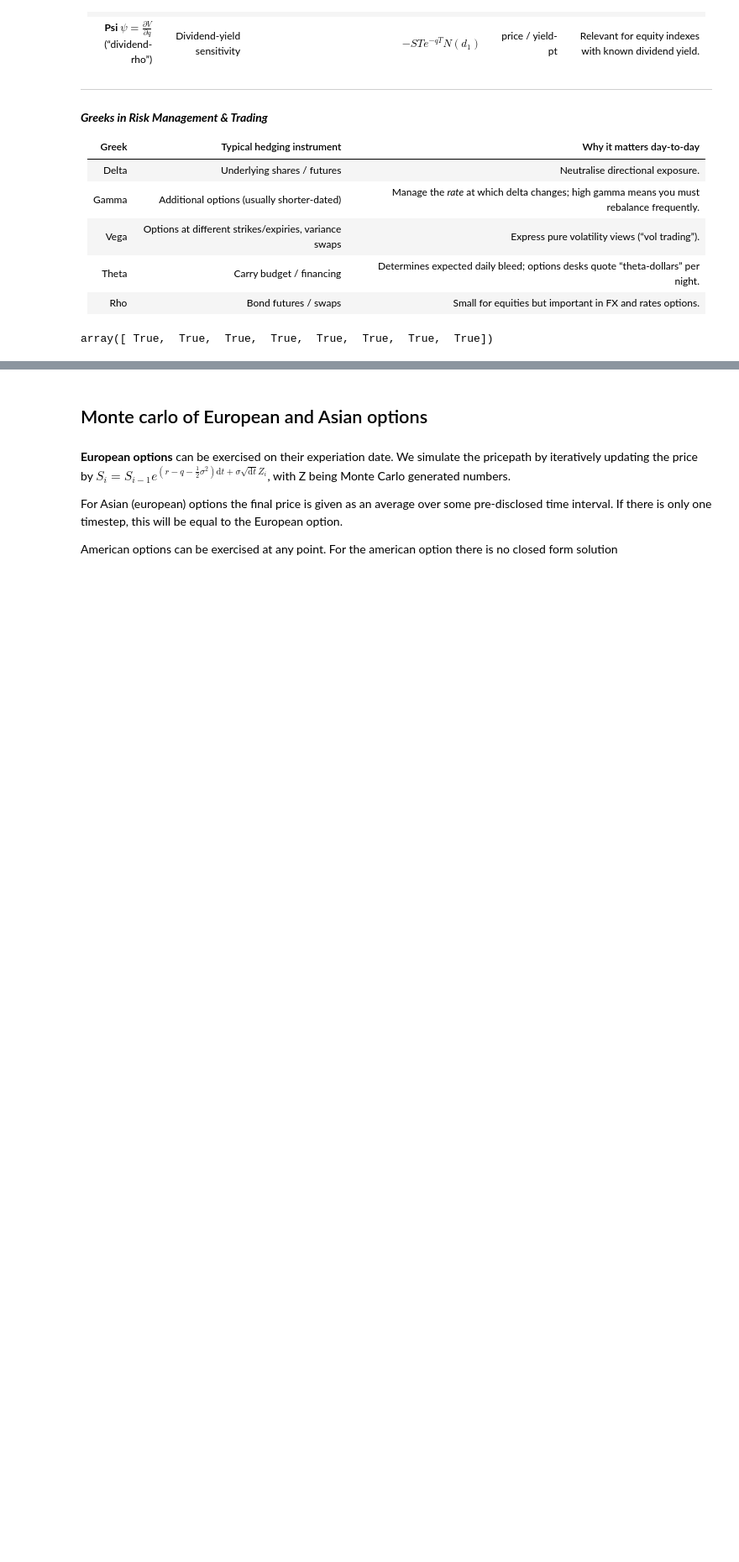
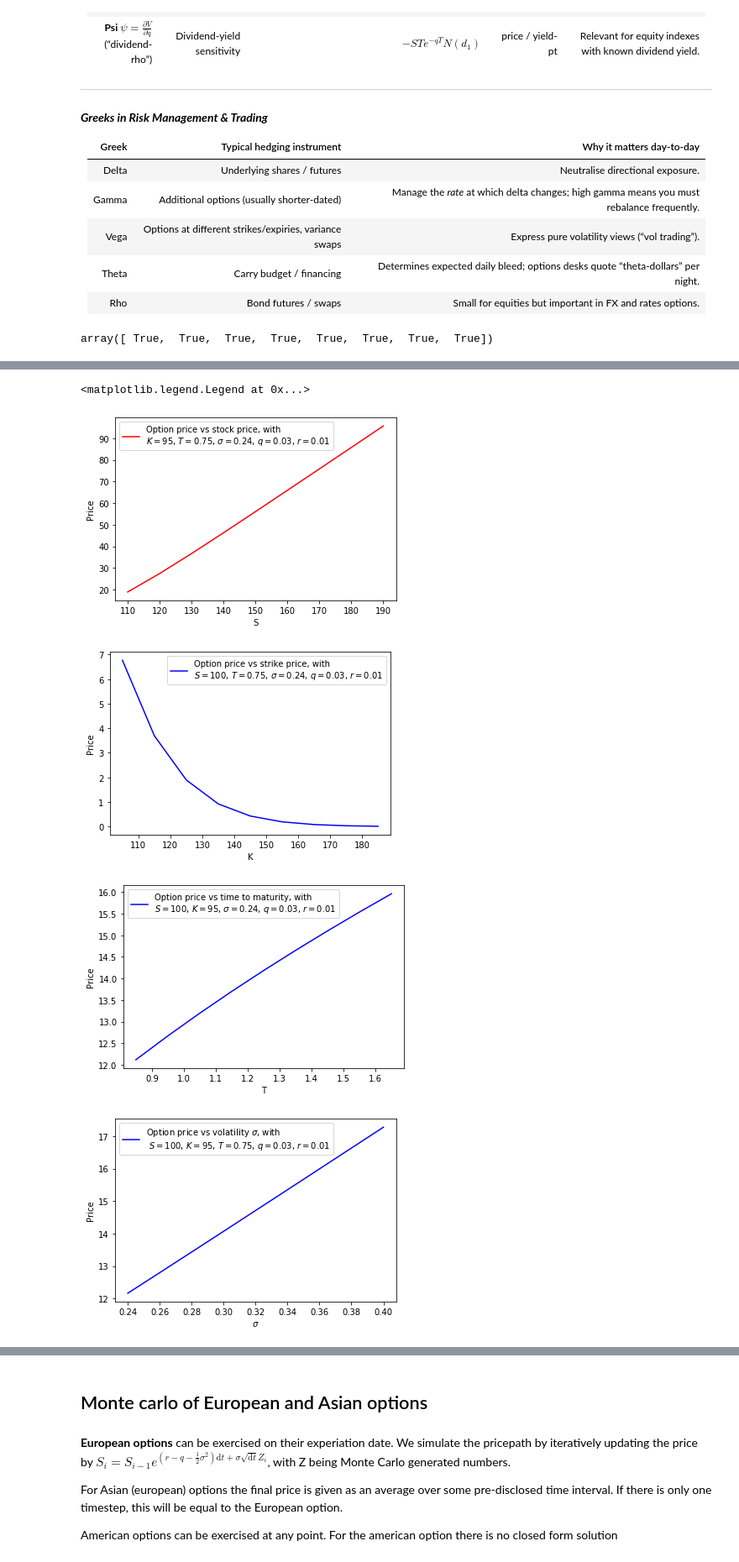
Before and after one commit to tarovalentin/Quant-study, a Jupyter notebook: Intro.ipynb, the cells around one changed output, grey strips where cells are left out. Shown at 84% size. Drawn from its saved outputs; the diff is of its cells as text; code cells hidden in the pictures; blank space fills up the shorter version.

```diff
--- a/Intro.ipynb
+++ b/Intro.ipynb
@@ -259,0 +264,50 @@ array([ True,  True,  True,  True,  True,  True,  True,  True])
+# %%
+price1 = []
+price2 = []
+price3 = []
+price4 = []
+price5 = []
+price6 = []
+for i in range(1, 10):
+    price1.append(analytic_greek(100+i*10, 95, 0.75, 0.24, 0.03, 0.01,"call")[0])
+    price2.append(analytic_greek(100, 95+i*10, 0.75, 0.24, 0.03, 0.01,"call")[0])
+    price3.append(analytic_greek(100, 95, 0.75+i*0.1, 0.24, 0.03, 0.01,"call")[0])
+    price4.append(analytic_greek(100, 95, 0.75, 0.24+i*0.02, 0.03, 0.01,"call")[0])
+    price5.append(analytic_greek(100, 95, 0.75, 0.24, 0.03+i*0.01, 0.01,"call")[0])
+    price6.append(analytic_greek(100, 95, 0.75, 0.24, 0.03, 0.01+i*0.01,"call")[0])
+plot1 = plt.figure()
+plt.plot(range(110,200,10),price1, label='Option price vs stock price, with \n$K = 95$, $T=0.75$, $\sigma=0.24$, $q=0.03$, $r=0.01$', color='red')
+plt.xlabel('S')
+plt.ylabel('Price')
+plt.legend()
+plot2 = plt.figure()
+plt.plot(np.arange(105,105+10*9,10),price2, label='Option price vs strike price, with \n$S = 100$, $T=0.75$, $\sigma=0.24$, $q=0.03$, $r=0.01$', color='blue')
+plt.xlabel('K')
+plt.ylabel('Price')
+plt.legend()
+plot3 = plt.figure()
+plt.plot(np.arange(0.85,0.85+0.1*9,0.1),price3, label='Option price vs time to maturity, with \n$S = 100$, $K=95$, $\sigma=0.24$, $q=0.03$, $r=0.01$', color='blue')
+plt.xlabel('T')
+plt.ylabel('Price')
+plt.legend()
+plot4 = plt.figure()
+plt.plot(np.arange(0.24,0.24+0.02*9,0.02),price4, label='Option price vs volatility $\sigma$, with \n $S = 100$, $K=95$, $T=0.75$, $q=0.03$, $r=0.01$', color='blue')
+plt.xlabel('$\sigma$')
+plt.ylabel('Price')
+plt.legend()
+plot5 = plt.figure()
+plt.plot(np.arange(0.03,0.03+0.01*9,0.01),price5, label='Option price vs $q$, with \n $S = 100$, $K=95$, $T=0.75$, $\sigma=0.24$, $r=0.01$', color='blue')
+plt.xlabel('r')
+plt.ylabel('Price')
+plt.legend()
+plot6 = plt.figure()
+plt.plot(np.arange(0.01,0.01+0.01*9,0.01),price6, label='Option price vs $r$, with \n $S = 100$, $K=95$, $T=0.75$, $\sigma=0.24$, $q=0.03$', color='blue')
+plt.xlabel('q')
+plt.ylabel('Price')
+plt.legend()
+# %% [output]
+<matplotlib.legend.Legend at 0x...>
+[figure, added]
+[figure, added]
+[figure, added]
+[figure, added]
```
Also changed, not shown: parts of 12 cells of this notebook.
